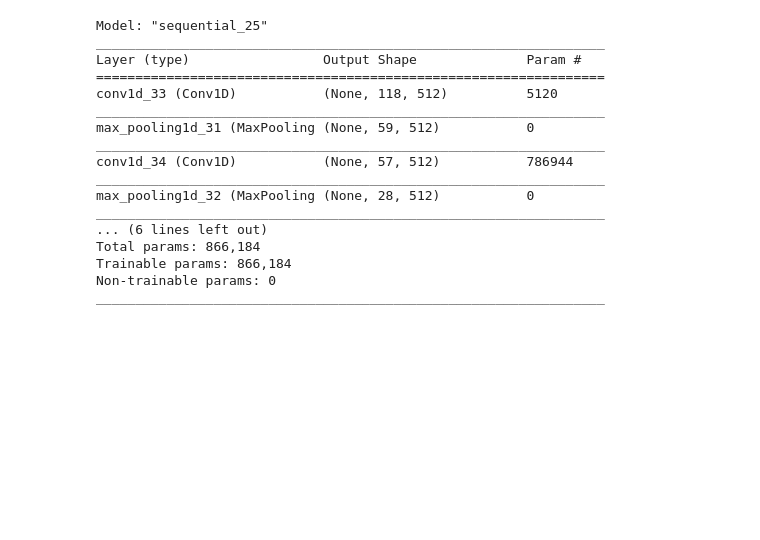
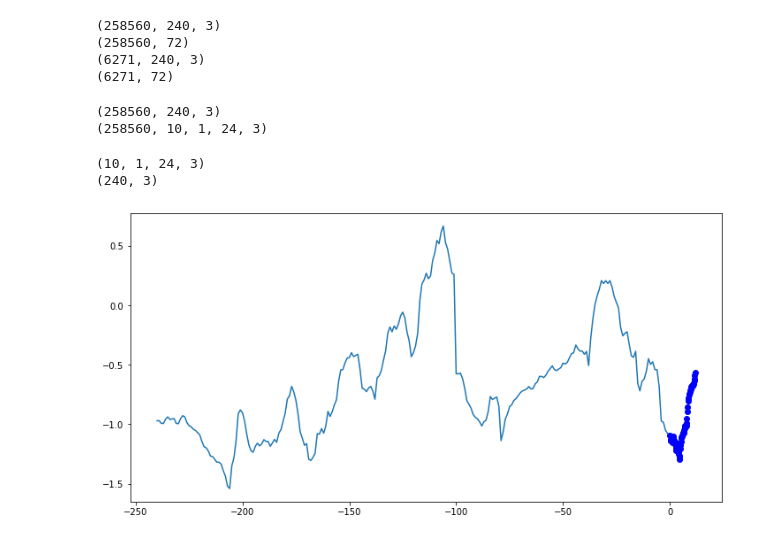
Before and after one commit to mohmiim/MLIntroduction, a Jupyter notebook: session-6/MultiVarMultiStep.ipynb, the cells around one changed output. Drawn from its saved outputs; the diff is of its cells as text; code cells hidden in the pictures; blank space fills up the shorter version.

```diff
--- a/session-6/MultiVarMultiStep.ipynb
+++ b/session-6/MultiVarMultiStep.ipynb
@@ -69,9 +89,12 @@ def sequenceData(dataset, target, start_index, end_index, history_size,target_si
 # %%
 LOOK_AHEAD = 72
 STEP = 6
-WINDOW_SIZE = 720
-BATCH_SIZE = 200
+WINDOW_SIZE = 1440
+BATCH_SIZE = 256
 BUFFER_SIZE = 1000
+SEQ = 10
+N_LENGTH = int((WINDOW_SIZE/STEP)/SEQ)
+CONVLSTM = True
 # %%
 X_train, y_train = sequenceData(dataset, dataset[:, 1], 0,
                                  TRAIN_DATA_SIZE, WINDOW_SIZE,
@@ -85,12 +108,26 @@ print(X_train.shape)
 print(y_train.shape)
 print(X_val.shape)
 print(y_val.shape)
+# %% [output]
+(258560, 240, 3)
+(258560, 72)
+(6271, 240, 3)
+(6271, 72)
 # %%
+if CONVLSTM:
+    print(X_train.shape)
+    X_train = X_train.reshape(X_train.shape[0],SEQ,1,N_LENGTH,X_train.shape[2])
+    X_val = X_val.reshape(X_val.shape[0],SEQ,1,N_LENGTH,X_val.shape[2])
+    print(X_train.shape)
+
 train_data = tf.data.Dataset.from_tensor_slices((X_train, y_train))
 train_data = train_data.shuffle(BUFFER_SIZE).batch(BATCH_SIZE)
 
 val_data = tf.data.Dataset.from_tensor_slices((X_val, y_val))
 val_data = val_data.batch(BATCH_SIZE)
+# %% [output]
+(258560, 240, 3)
+(258560, 10, 1, 24, 3)
 # %%
 def create_time_steps(length):
     return list(range(-length, 0))
@@ -109,5 +146,15 @@ def multi_step_plot(history, true_future, prediction):
     plt.show()
 # %%
 for x, y in train_data.take(1):
+  if CONVLSTM :
+    print(x[0].shape)
+    x = x[0].numpy().reshape(SEQ*N_LENGTH,x.shape[4])
+    print(x.shape)
+    multi_step_plot(x, y[0], np.array([0]))
+  else:
     multi_step_plot(x[0], y[0], np.array([0]))
+# %% [output]
+(10, 1, 24, 3)
+(240, 3)
+[figure, added]
 # %%
@@ -132,22 +190 @@ def createLSTMModel() :
   return model
-# %%
-model  = createConvLSTMModel()
-model.summary()
-# %% [output]
-Model: "sequential_25"
-_________________________________________________________________
-Layer (type)                 Output Shape              Param #
-=================================================================
-conv1d_33 (Conv1D)           (None, 118, 512)          5120
-_________________________________________________________________
-max_pooling1d_31 (MaxPooling (None, 59, 512)           0
-_________________________________________________________________
-conv1d_34 (Conv1D)           (None, 57, 512)           786944
-_________________________________________________________________
-max_pooling1d_32 (MaxPooling (None, 28, 512)           0
-_________________________________________________________________
-... (6 lines left out)
-Total params: 866,184
-Trainable params: 866,184
-Non-trainable params: 0
-_________________________________________________________________
```
Also changed, not shown: parts of 10 cells of this notebook.
